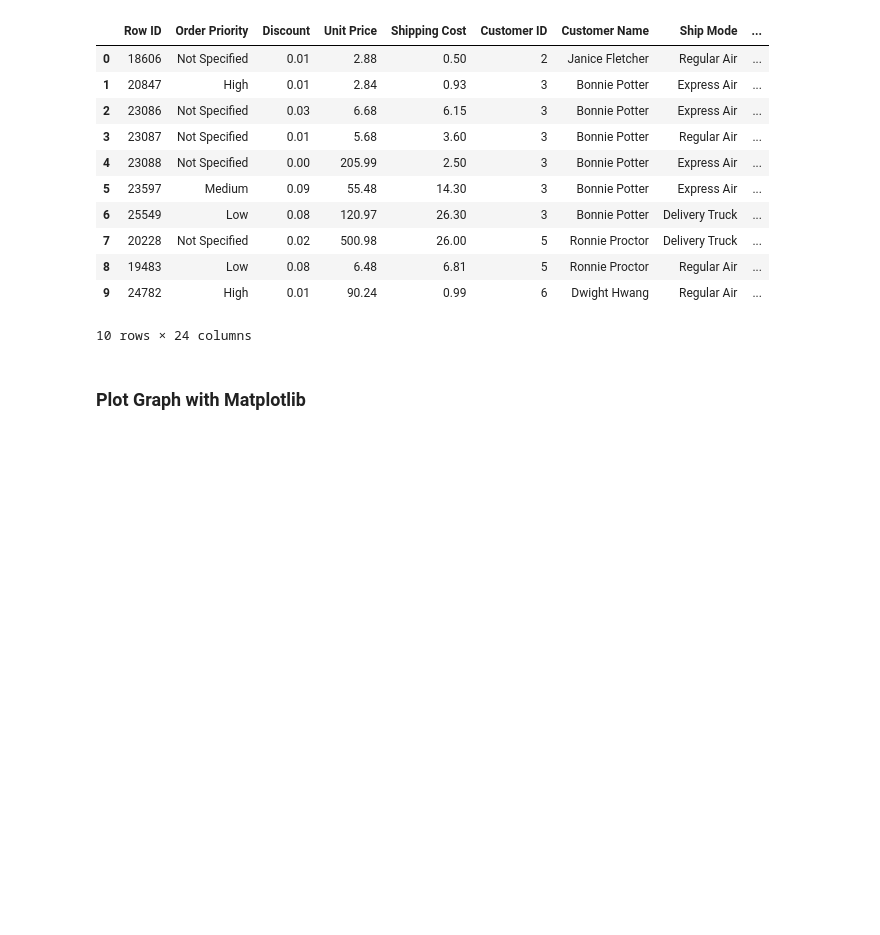
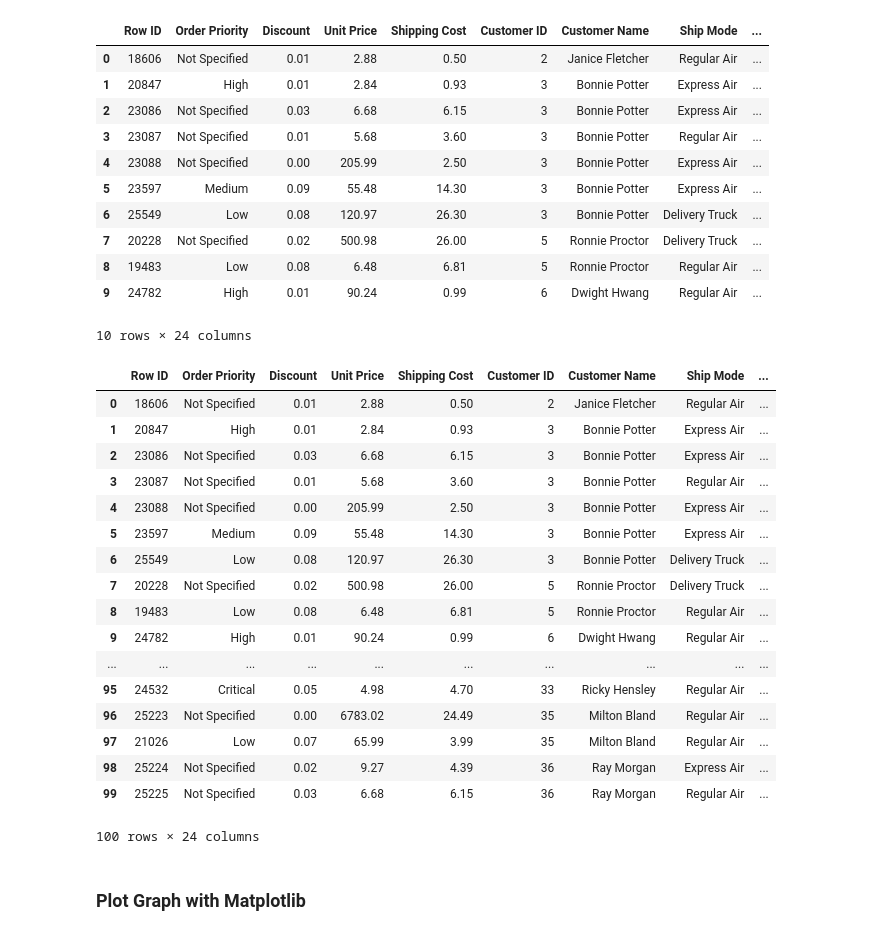
Before and after one commit to langsari/fundamentals-data-science-with-python-2021-class, a Jupyter notebook: 4-python-for-data-science.ipynb, the cells around one changed output. Cells and saved outputs as stored; diff of their text form; code cells hidden in the pictures; blank space fills up the shorter version.

```diff
--- a/4-python-for-data-science.ipynb
+++ b/4-python-for-data-science.ipynb
@@ -1053,6 +1053,27 @@ data.head(10)
 | 8 | 19483 | Low | 0.08 | 6.48 | 6.81 | 5 | Ronnie Proctor | Regular Air | ... |
 | 9 | 24782 | High | 0.01 | 90.24 | 0.99 | 6 | Dwight Hwang | Regular Air | ... |
 10 rows × 24 columns
+# %%
+data.head(100)
+# %% [output]
+|  | Row ID | Order Priority | Discount | Unit Price | Shipping Cost | Customer ID | Customer Name | Ship Mode | ... |
+| 0 | 18606 | Not Specified | 0.01 | 2.88 | 0.50 | 2 | Janice Fletcher | Regular Air | ... |
+| 1 | 20847 | High | 0.01 | 2.84 | 0.93 | 3 | Bonnie Potter | Express Air | ... |
+| 2 | 23086 | Not Specified | 0.03 | 6.68 | 6.15 | 3 | Bonnie Potter | Express Air | ... |
+| 3 | 23087 | Not Specified | 0.01 | 5.68 | 3.60 | 3 | Bonnie Potter | Regular Air | ... |
+| 4 | 23088 | Not Specified | 0.00 | 205.99 | 2.50 | 3 | Bonnie Potter | Express Air | ... |
+| 5 | 23597 | Medium | 0.09 | 55.48 | 14.30 | 3 | Bonnie Potter | Express Air | ... |
+| 6 | 25549 | Low | 0.08 | 120.97 | 26.30 | 3 | Bonnie Potter | Delivery Truck | ... |
+| 7 | 20228 | Not Specified | 0.02 | 500.98 | 26.00 | 5 | Ronnie Proctor | Delivery Truck | ... |
+| 8 | 19483 | Low | 0.08 | 6.48 | 6.81 | 5 | Ronnie Proctor | Regular Air | ... |
+| 9 | 24782 | High | 0.01 | 90.24 | 0.99 | 6 | Dwight Hwang | Regular Air | ... |
+| ... | ... | ... | ... | ... | ... | ... | ... | ... | ... |
+| 95 | 24532 | Critical | 0.05 | 4.98 | 4.70 | 33 | Ricky Hensley | Regular Air | ... |
+| 96 | 25223 | Not Specified | 0.00 | 6783.02 | 24.49 | 35 | Milton Bland | Regular Air | ... |
+| 97 | 21026 | Low | 0.07 | 65.99 | 3.99 | 35 | Milton Bland | Regular Air | ... |
+| 98 | 25224 | Not Specified | 0.02 | 9.27 | 4.39 | 36 | Ray Morgan | Express Air | ... |
+| 99 | 25225 | Not Specified | 0.03 | 6.68 | 6.15 | 36 | Ray Morgan | Regular Air | ... |
+100 rows × 24 columns
 # %% [markdown]
 ### Plot Graph with Matplotlib
 # %%
```
